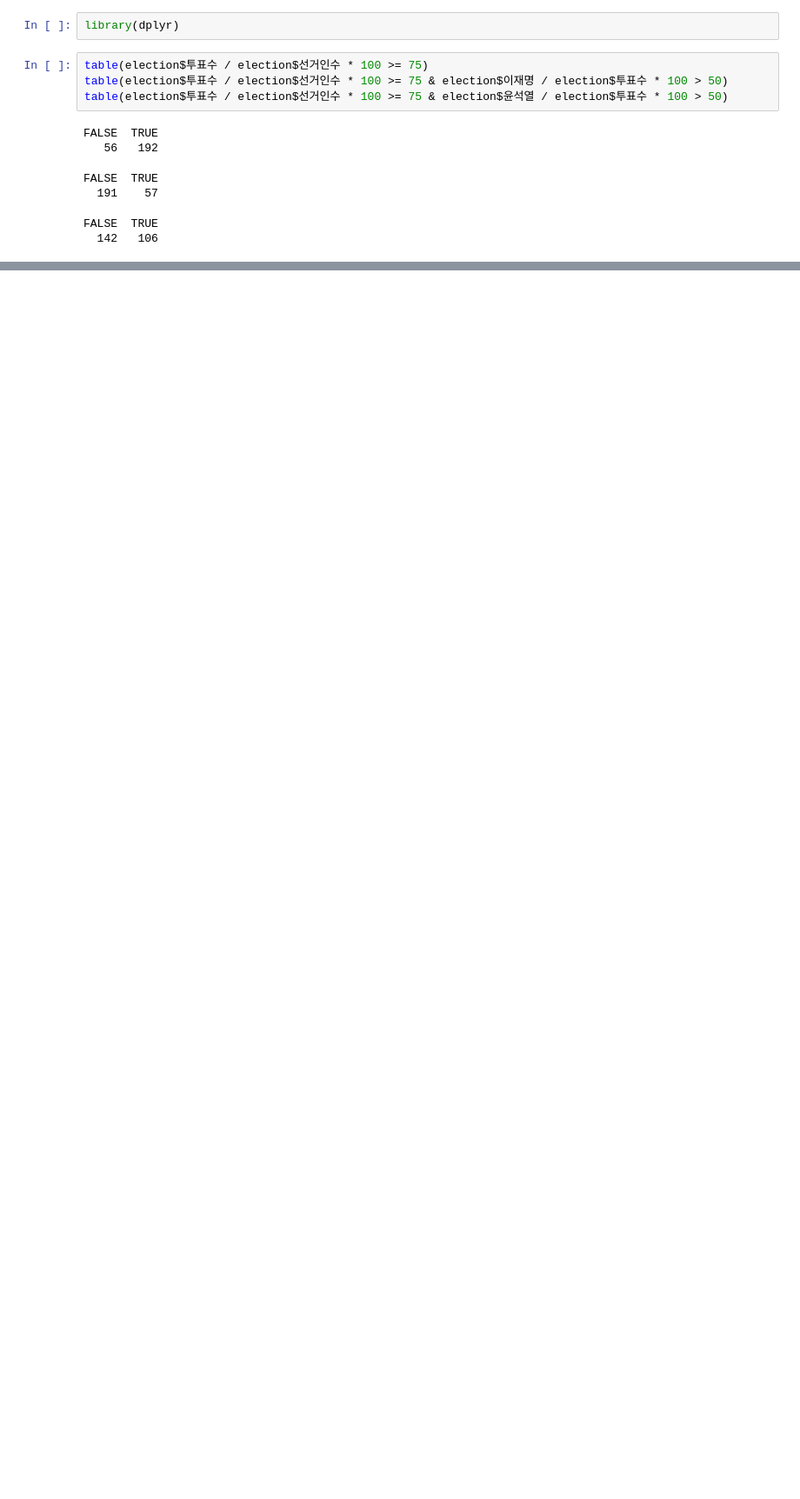
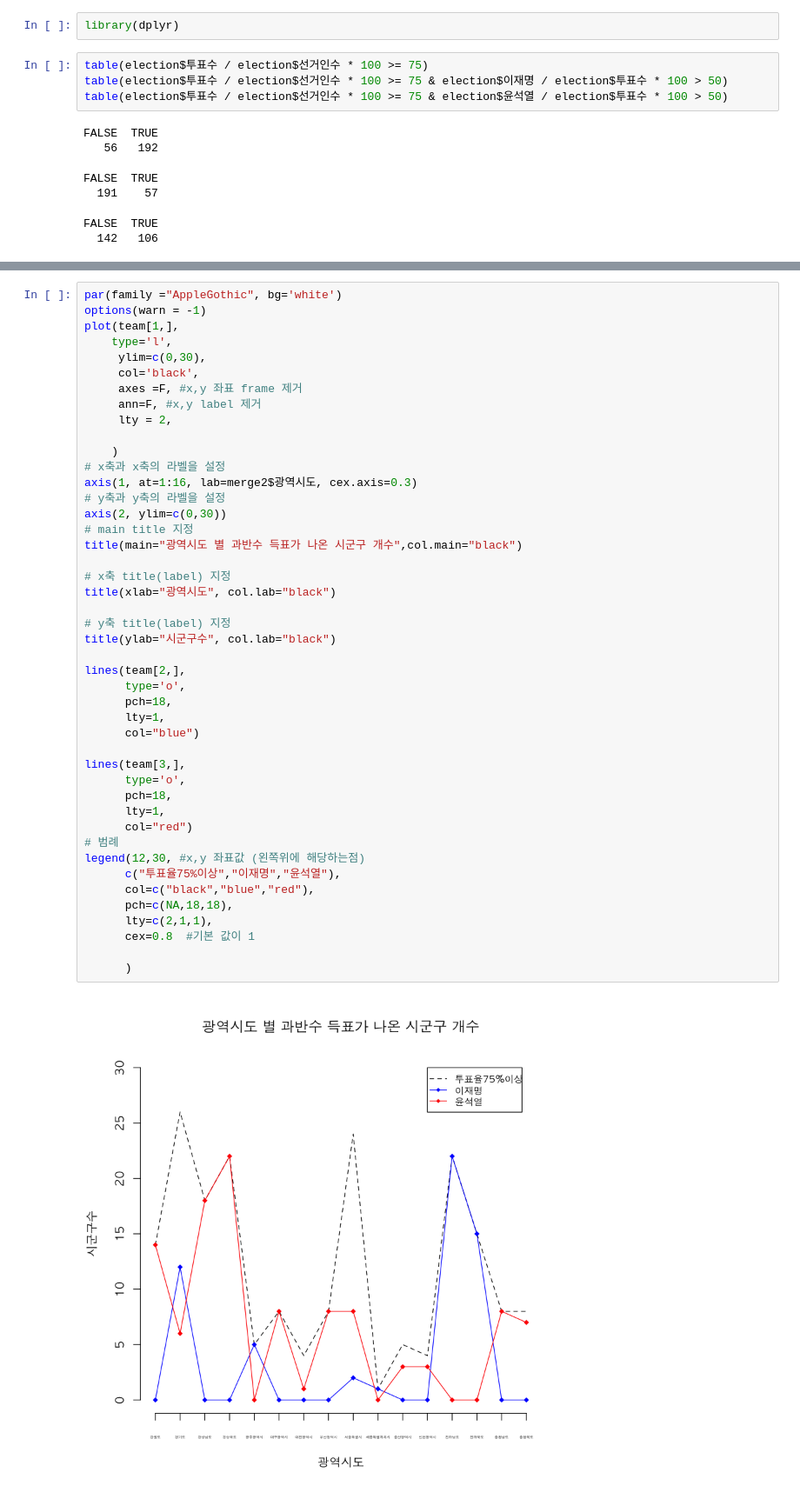
Before and after one commit to monargent0/TJRrrClass, a Jupyter notebook: 10. 20대_대선자료 시각화.ipynb, the cells around one changed output, grey strips where cells are left out. Shown at 87% size. Drawn from its saved outputs; the diff is of its cells as text; blank space fills up the shorter version.

```diff
--- a/10. 20대_대선자료 시각화.ipynb
+++ b/10. 20대_대선자료 시각화.ipynb
@@ -475,0 +638,47 @@ lines(윤,
+# %%
+par(family ="AppleGothic", bg='white')
+options(warn = -1)
+plot(team[1,],
+    type='l',
+     ylim=c(0,30),
+     col='black',
+     axes =F, #x,y 좌표 frame 제거
+     ann=F, #x,y label 제거
+     lty = 2,
+
+    )
+# x축과 x축의 라벨을 설정
+axis(1, at=1:16, lab=merge2$광역시도, cex.axis=0.3)
+# y축과 y축의 라벨을 설정
+axis(2, ylim=c(0,30))
+# main title 지정
+title(main="광역시도 별 과반수 득표가 나온 시군구 개수",col.main="black")
+
+# x축 title(label) 지정
+title(xlab="광역시도", col.lab="black")
+
+# y축 title(label) 지정
+title(ylab="시군구수", col.lab="black")
+
+lines(team[2,],
+      type='o',
+      pch=18,
+      lty=1,
+      col="blue")
+
+lines(team[3,],
+      type='o',
+      pch=18,
+      lty=1,
+      col="red")
+# 범례
+legend(12,30, #x,y 좌표값 (왼쪽위에 해당하는점)
+      c("투표율75%이상","이재명","윤석열"),
+      col=c("black","blue","red"),
+      pch=c(NA,18,18),
+      lty=c(2,1,1),
+      cex=0.8  #기본 값이 1
+
+      )
+# %% [output]
+[figure, added]
```
Also changed, not shown: parts of 18 cells of this notebook.
